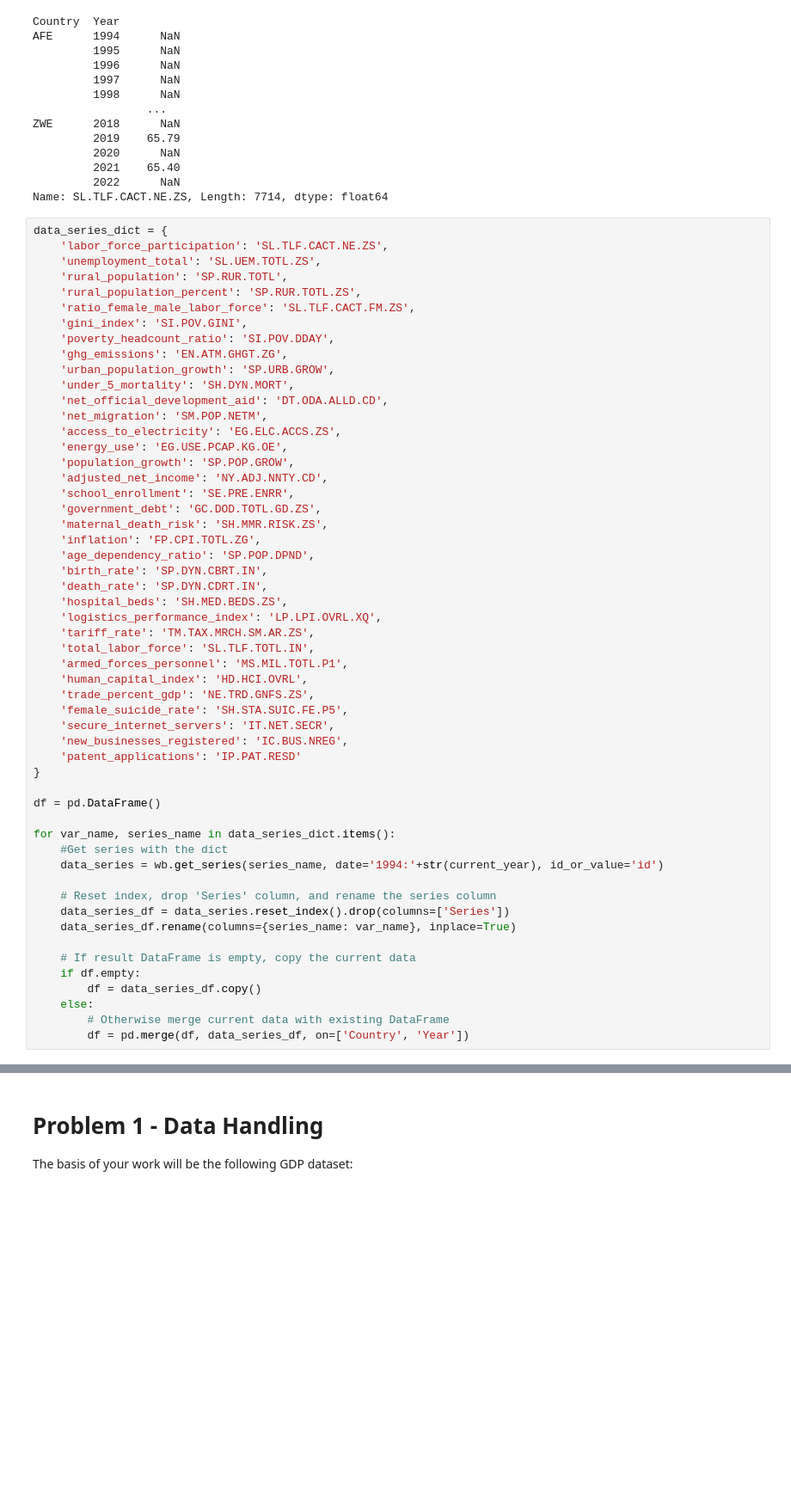
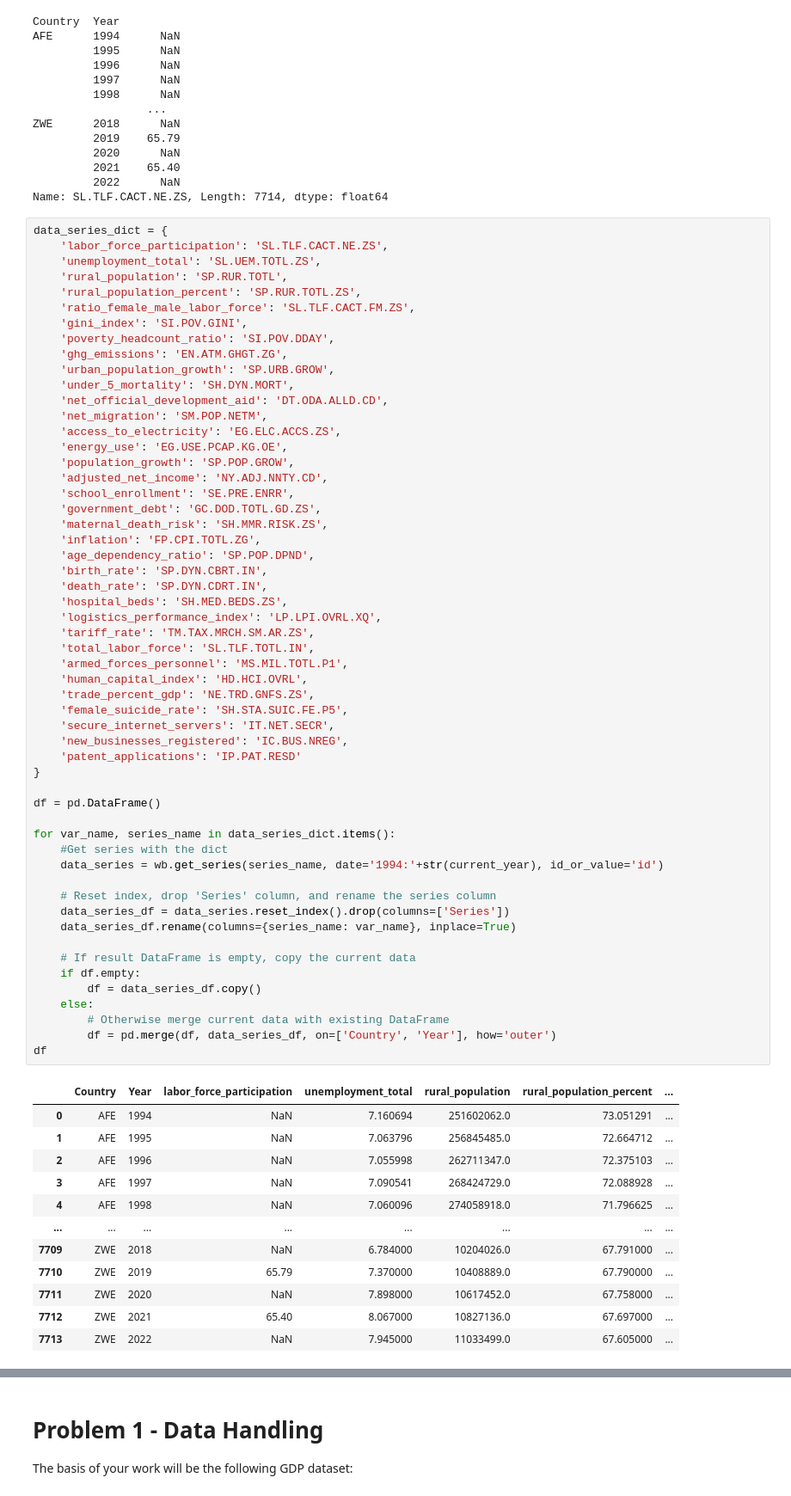
Before and after one commit to miTTimmiTTim/TIDS, a Jupyter notebook: ClassProject.ipynb, the cells around one changed output, grey strips where cells are left out. Shown at 86% size. Cells and saved outputs as stored; diff of their text form; blank space fills up the shorter version.

```diff
--- a/ClassProject.ipynb
+++ b/ClassProject.ipynb
@@ -111,31 +111,45 @@ data_series_dict = {
     'birth_rate': 'SP.DYN.CBRT.IN',
     'death_rate': 'SP.DYN.CDRT.IN',
     'hospital_beds': 'SH.MED.BEDS.ZS',
     'logistics_performance_index': 'LP.LPI.OVRL.XQ',
     'tariff_rate': 'TM.TAX.MRCH.SM.AR.ZS',
     'total_labor_force': 'SL.TLF.TOTL.IN',
     'armed_forces_personnel': 'MS.MIL.TOTL.P1',
     'human_capital_index': 'HD.HCI.OVRL',
     'trade_percent_gdp': 'NE.TRD.GNFS.ZS',
     'female_suicide_rate': 'SH.STA.SUIC.FE.P5',
     'secure_internet_servers': 'IT.NET.SECR',
     'new_businesses_registered': 'IC.BUS.NREG',
     'patent_applications': 'IP.PAT.RESD'
 }
 
 df = pd.DataFrame()
 
 for var_name, series_name in data_series_dict.items():
     #Get series with the dict
     data_series = wb.get_series(series_name, date='1994:'+str(current_year), id_or_value='id')
 
     # Reset index, drop 'Series' column, and rename the series column
     data_series_df = data_series.reset_index().drop(columns=['Series'])
     data_series_df.rename(columns={series_name: var_name}, inplace=True)
 
     # If result DataFrame is empty, copy the current data
     if df.empty:
         df = data_series_df.copy()
     else:
         # Otherwise merge current data with existing DataFrame
-        df = pd.merge(df, data_series_df, on=['Country', 'Year'])
+        df = pd.merge(df, data_series_df, on=['Country', 'Year'], how='outer')
+df
+# %% [output]
+|  | Country | Year | labor_force_participation | unemployment_total | rural_population | rural_population_percent | ... |
+| 0 | AFE | 1994 | NaN | 7.160694 | 251602062.0 | 73.051291 | ... |
+| 1 | AFE | 1995 | NaN | 7.063796 | 256845485.0 | 72.664712 | ... |
+| 2 | AFE | 1996 | NaN | 7.055998 | 262711347.0 | 72.375103 | ... |
+| 3 | AFE | 1997 | NaN | 7.090541 | 268424729.0 | 72.088928 | ... |
+| 4 | AFE | 1998 | NaN | 7.060096 | 274058918.0 | 71.796625 | ... |
+| ... | ... | ... | ... | ... | ... | ... | ... |
+| 7709 | ZWE | 2018 | NaN | 6.784000 | 10204026.0 | 67.791000 | ... |
+| 7710 | ZWE | 2019 | 65.79 | 7.370000 | 10408889.0 | 67.790000 | ... |
+| 7711 | ZWE | 2020 | NaN | 7.898000 | 10617452.0 | 67.758000 | ... |
+| 7712 | ZWE | 2021 | 65.40 | 8.067000 | 10827136.0 | 67.697000 | ... |
+| 7713 | ZWE | 2022 | NaN | 7.945000 | 11033499.0 | 67.605000 | ... |
```
Also changed, not shown: parts of 13 cells of this notebook.
